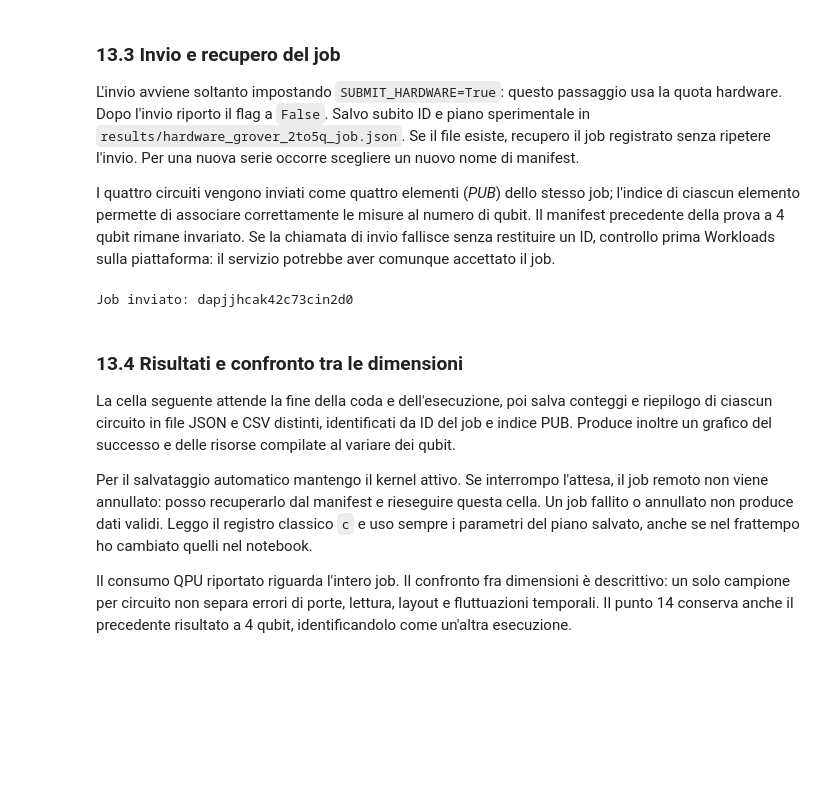
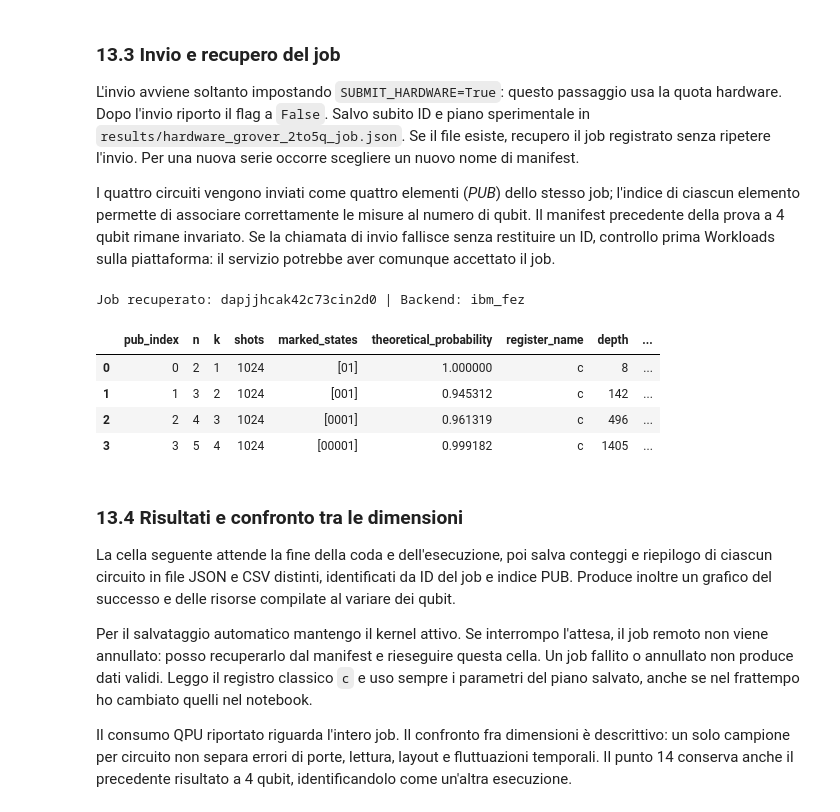
Before and after one commit to Pier2690/QuantumComputing, a Jupyter notebook: Grover.ipynb, the cells around one changed output. Saved outputs shown, nothing was run; the diff lists cells and outputs as text; code cells hidden in the pictures; blank space fills up the shorter version.

```diff
--- a/Grover.ipynb
+++ b/Grover.ipynb
@@ -1395,34 +1393,39 @@ al numero di qubit. Il manifest precedente della prova a 4 qubit rimane invariat
 Se la chiamata di invio fallisce senza restituire un ID, controllo prima Workloads
 sulla piattaforma: il servizio potrebbe aver comunque accettato il job.
 # %%
-SUBMIT_HARDWARE = False  # Cambiare a False per non inviare i circuiti al backend reale.
+SUBMIT_HARDWARE = True  # Cambiare a False per non inviare i circuiti al backend reale.
 HARDWARE_JOB_FILE = Path("results/hardware_grover_2to5q_job.json")
 hardware_job = None
 hardware_record = None
 
 if hardware_service is None:
     print("Eseguire prima la connessione del punto 13.2.")
 elif HARDWARE_JOB_FILE.exists():
     hardware_record = json.loads(HARDWARE_JOB_FILE.read_text(encoding="utf-8"))
     hardware_job = hardware_service.job(hardware_record["job_id"])
     print("Job recuperato:", hardware_job.job_id(), "| Backend:", hardware_record["backend"])
     display(pd.DataFrame(hardware_record["experiments"]))
 elif SUBMIT_HARDWARE:
     if circuits_isa is None:
         raise RuntimeError("Compilare prima i circuiti del punto 13.2.")
     HARDWARE_JOB_FILE.parent.mkdir(parents=True, exist_ok=True)
     sampler = SamplerV2(mode=hardware_backend)
     sampler.options.max_execution_time = 60
     sampler.options.environment.job_tags = ["grover-scaling-2to5"]
     hardware_job = sampler.run(circuits_isa, shots=HARDWARE_SHOTS)
     print("Job inviato:", hardware_job.job_id())
     hardware_record = {"job_id": hardware_job.job_id(), "backend": hardware_backend.name,
                        "experiments": hardware_plan}
     HARDWARE_JOB_FILE.write_text(json.dumps(hardware_record, indent=2), encoding="utf-8")
 else:
     print("Invio disattivato: impostare SUBMIT_HARDWARE=True per eseguire la serie.")
 # %% [output]
-Job inviato: dapjjhcak42c73cin2d0
+Job recuperato: dapjjhcak42c73cin2d0 | Backend: ibm_fez
+|  | pub_index | n | k | shots | marked_states | theoretical_probability | register_name | depth | ... |
+| 0 | 0 | 2 | 1 | 1024 | [01] | 1.000000 | c | 8 | ... |
+| 1 | 1 | 3 | 2 | 1024 | [001] | 0.945312 | c | 142 | ... |
+| 2 | 2 | 4 | 3 | 1024 | [0001] | 0.961319 | c | 496 | ... |
+| 3 | 3 | 5 | 4 | 1024 | [00001] | 0.999182 | c | 1405 | ... |
 # %% [markdown]
 ### 13.4 Risultati e confronto tra le dimensioni
 La cella seguente attende la fine della coda e dell'esecuzione, poi salva
```
Also changed, not shown: parts of 11 cells of this notebook.
